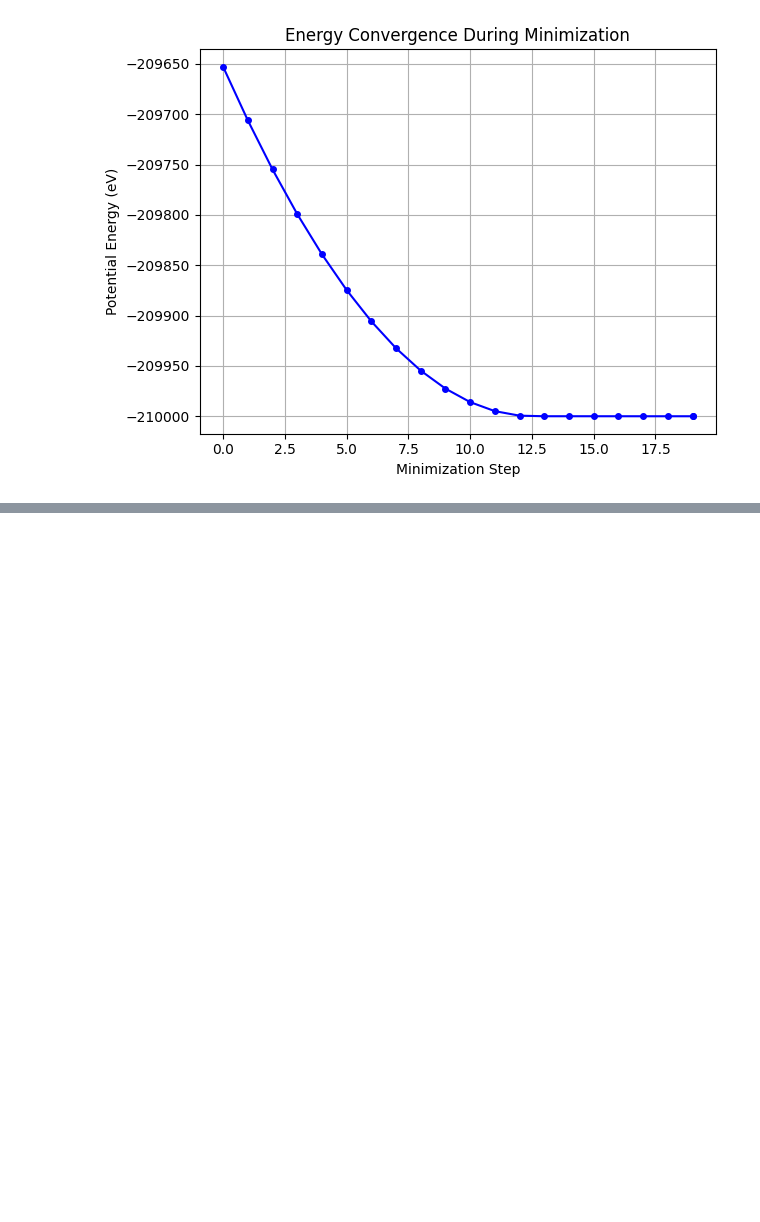
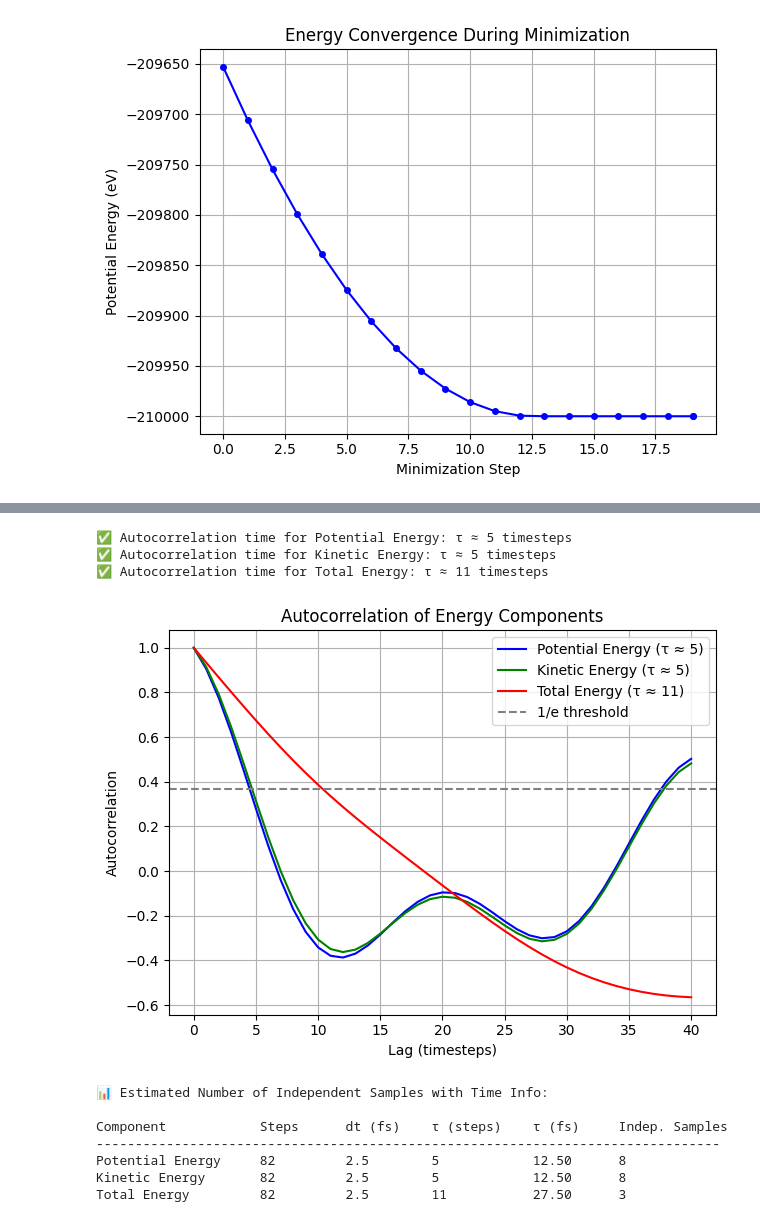
Before and after one commit to 123shwetarohokale/lammps-aluminum-optimization, a Jupyter notebook: analyze_energy.ipynb, the cells around one changed output, grey strips where cells are left out. Cells and saved outputs as stored; diff of their text form; code cells hidden in the pictures; blank space fills up the shorter version.

```diff
--- a/analyze_energy.ipynb
+++ b/analyze_energy.ipynb
@@ -156,0 +288,75 @@ plt.show()
+# %%
+import numpy as np
+import matplotlib.pyplot as plt
+
+# ---------- Autocorrelation Function ----------
+def autocorr1D(array):
+    """Fast FFT-based normalized autocorrelation function."""
+    ft = np.fft.rfft(array - np.mean(array))
+    acorr = np.fft.irfft(ft * np.conj(ft)) / (len(array) * np.var(array))
+    return acorr[:len(acorr) // 2]
+
+def estimate_tau(acorr):
+    """Estimate autocorrelation time as first index where ACF < 1/e."""
+    try:
+        return np.where(acorr < 1/np.e)[0][0]
+    except IndexError:
+        return len(acorr)
+
+# ---------- Load LAMMPS Energy Data ----------
+try:
+    data = np.loadtxt("energy_time_series.dat")
+    pe, ke, te = data[:, 0], data[:, 1], data[:, 2]
+except Exception as e:
+    print(f"❌ Failed to read energy_time_series.dat: {e}")
+    exit(1)
+
+# ---------- Compute and Plot ACF ----------
+labels = ['Potential Energy', 'Kinetic Energy', 'Total Energy']
+colors = ['b', 'g', 'r']
+energy_series = [pe, ke, te]
+
+
+
+for i, energy in enumerate(energy_series):
+    acf = autocorr1D(energy)
+    tau = estimate_tau(acf)
+    print(f"✅ Autocorrelation time for {labels[i]}: τ ≈ {tau} timesteps")
+    plt.plot(acf[:200], label=f"{labels[i]} (τ ≈ {tau})", color=colors[i])
+
+plt.axhline(1/np.e, color='gray', linestyle='--', label='1/e threshold')
+plt.xlabel("Lag (timesteps)")
+plt.ylabel("Autocorrelation")
+plt.title("Autocorrelation of Energy Components")
+plt.legend()
+plt.grid(True)
+plt.tight_layout()
+plt.savefig("autocorr_energy_components.png", dpi=300)
+plt.show()
+# -------- User inputs --------
+total_steps = len(energy_series[0])   # assumes PE, KE, TE all same length
+timestep_fs = 2.5                     # timestep size in femtoseconds (from LAMMPS input: timestep 0.0025 ps)
+
+# ---------- Enhanced Table ----------
+print("\n📊 Estimated Number of Independent Samples with Time Info:\n")
+print(f"{'Component':<20} {'Steps':<10} {'dt (fs)':<10} {'τ (steps)':<12} {'τ (fs)':<10} {'Indep. Samples':<18}")
+print("-" * 80)
+
+for i, energy in enumerate(energy_series):
+    acf = autocorr1D(energy)
+    tau = estimate_tau(acf)
+    tau_fs = tau * timestep_fs
+    n_indep = int(total_steps / (2 * tau)) if tau > 0 else total_steps
+    print(f"{labels[i]:<20} {total_steps:<10} {timestep_fs:<10} {tau:<12} {tau_fs:<10.2f} {n_indep:<18}")
+# %% [output]
+✅ Autocorrelation time for Potential Energy: τ ≈ 5 timesteps
+✅ Autocorrelation time for Kinetic Energy: τ ≈ 5 timesteps
+✅ Autocorrelation time for Total Energy: τ ≈ 11 timesteps
+[figure, added]
+📊 Estimated Number of Independent Samples with Time Info:
+
+Component            Steps      dt (fs)    τ (steps)    τ (fs)     Indep. Samples
+--------------------------------------------------------------------------------
+Potential Energy     82         2.5        5            12.50      8
+Kinetic Energy       82         2.5        5            12.50      8
+Total Energy         82         2.5        11           27.50      3
```
Also changed, not shown: parts of 4 cells of this notebook.
